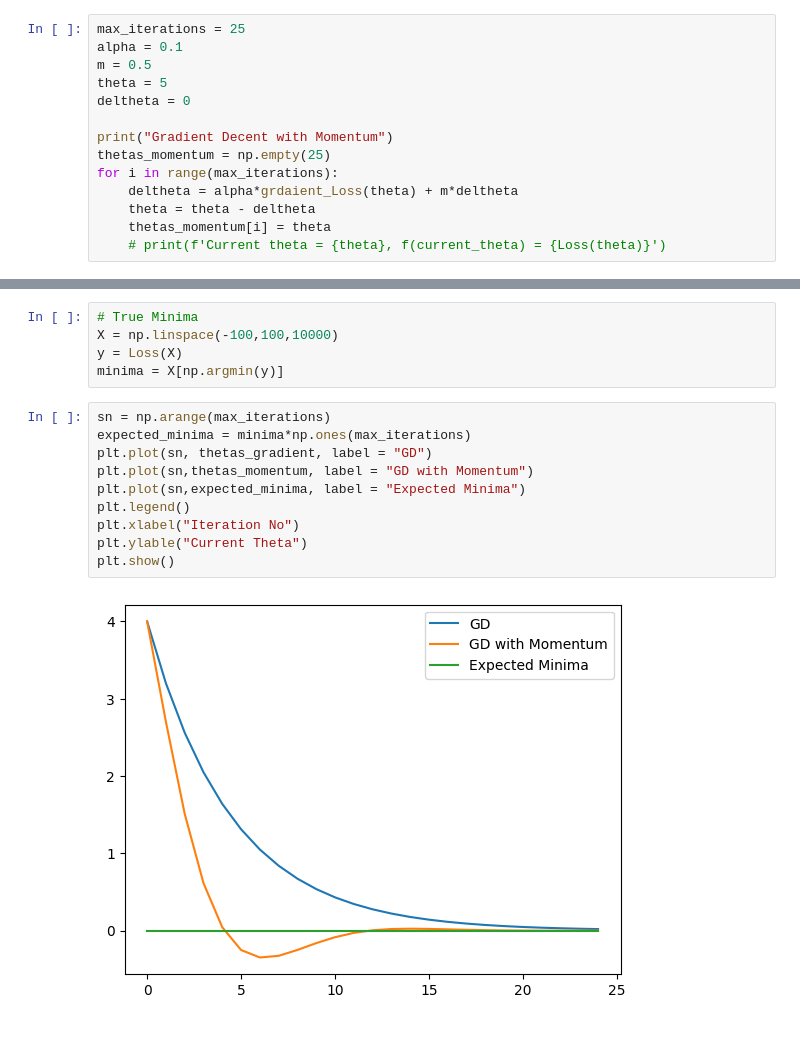
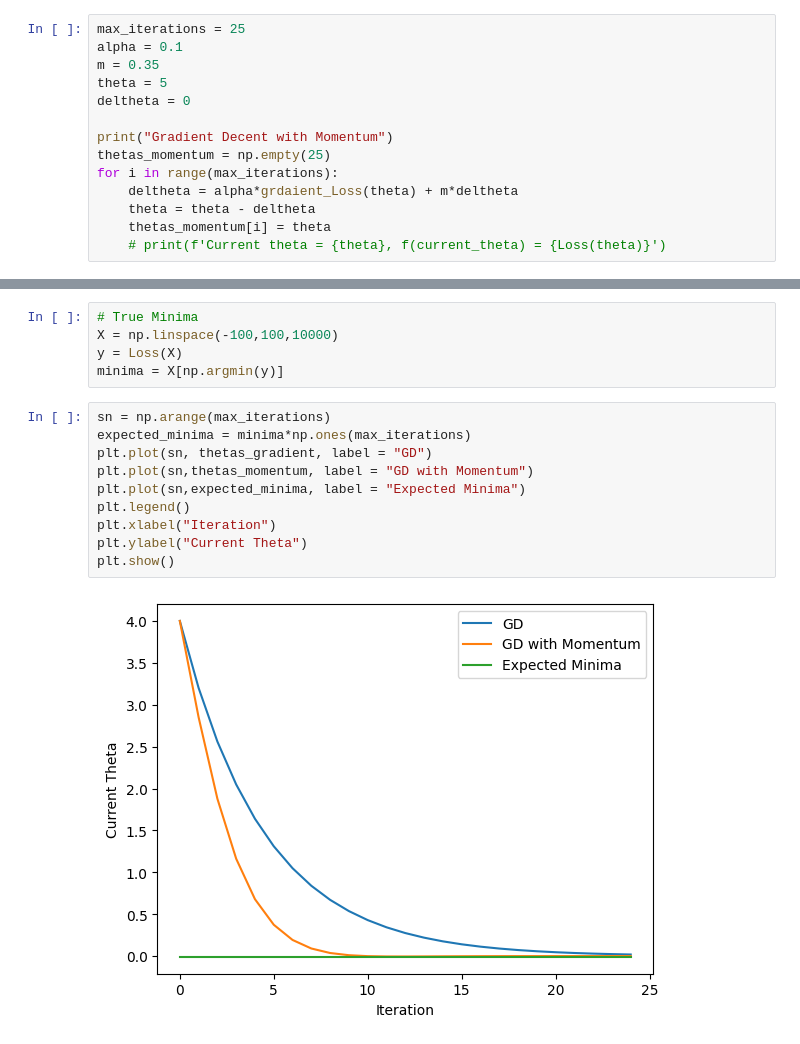
Before and after one commit to Nimitt-nim/MachineLearning, a Jupyter notebook: GradientDecentWithMomentum.ipynb, the cells around one changed output, grey strips where cells are left out. Saved outputs shown, nothing was run; the diff lists cells and outputs as text.

```diff
--- a/GradientDecentWithMomentum.ipynb
+++ b/GradientDecentWithMomentum.ipynb
@@ -37,7 +37,7 @@ Using Momentum
 # %%
 max_iterations = 25
 alpha = 0.1
-m = 0.5
+m = 0.35
 theta = 5
 deltheta = 0
 
@@ -58,12 +58,12 @@ minima = X[np.argmin(y)]
 # %%
 sn = np.arange(max_iterations)
 expected_minima = minima*np.ones(max_iterations)
 plt.plot(sn, thetas_gradient, label = "GD")
 plt.plot(sn,thetas_momentum, label = "GD with Momentum")
 plt.plot(sn,expected_minima, label = "Expected Minima")
 plt.legend()
-plt.xlabel("Iteration No")
-plt.ylable("Current Theta")
+plt.xlabel("Iteration")
+plt.ylabel("Current Theta")
 plt.show()
 # %% [output]
-[figure, old version]
+[figure, new version]
```
Also changed, not shown: 1 other file.
